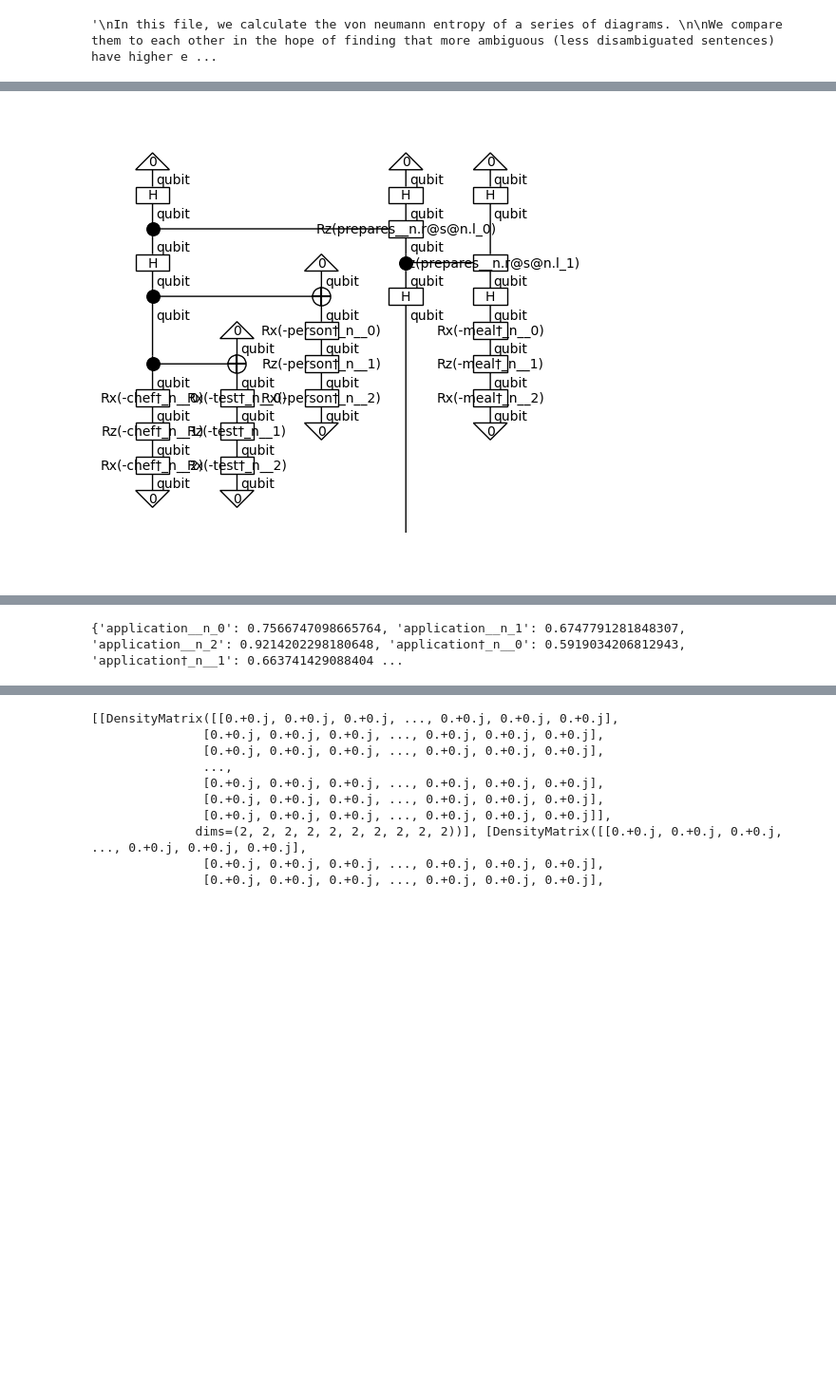
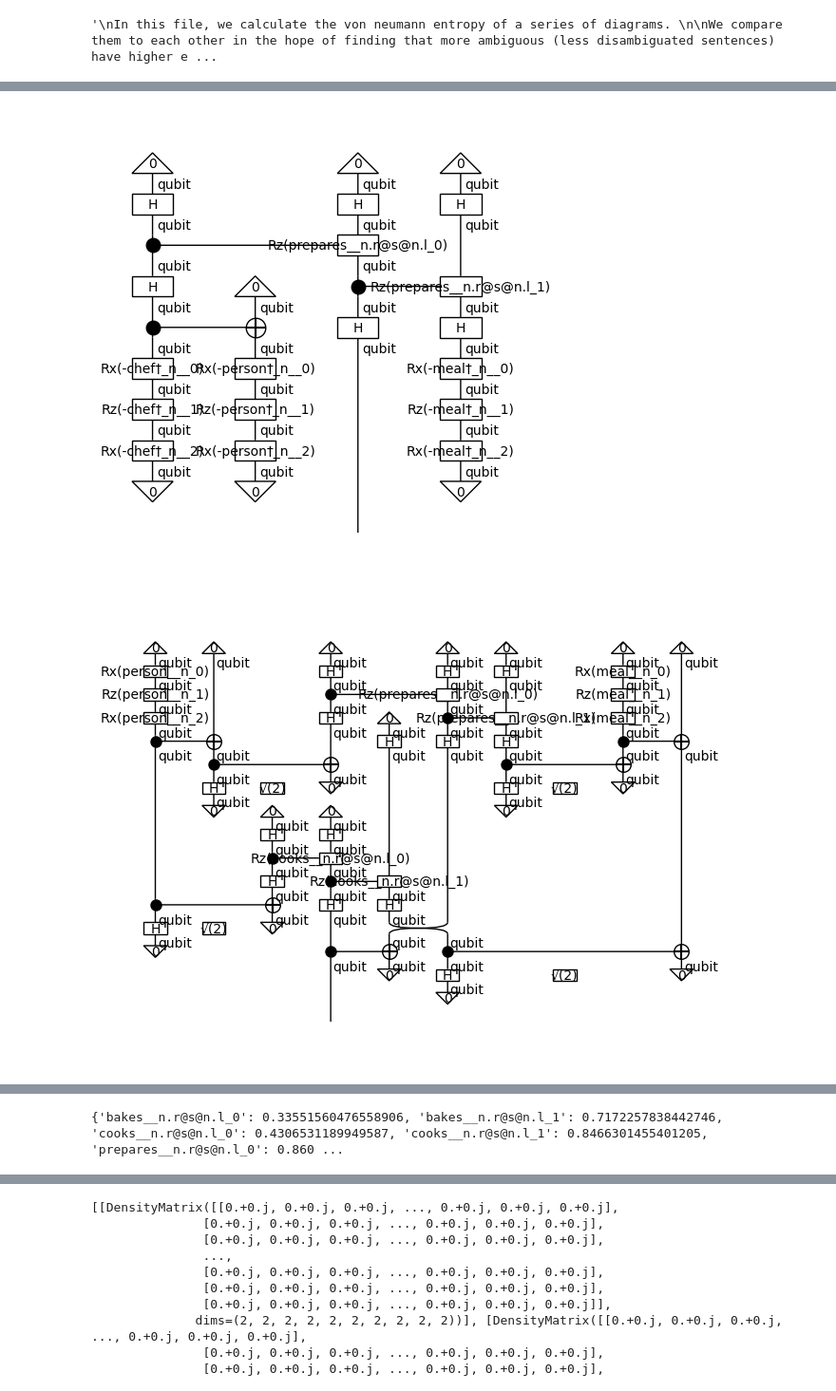
Before and after one commit to jurekjurek/MasterThesisCode, a Jupyter notebook: entropy/entropy.ipynb, the cells around one changed output, grey strips where cells are left out. Shown at 95% size. Saved outputs shown, nothing was run; the diff lists cells and outputs as text; code cells hidden in the pictures; blank space fills up the shorter version.

```diff
--- a/entropy/entropy.ipynb
+++ b/entropy/entropy.ipynb
@@ -75,11 +72,11 @@ def GijsDiag(sentence:str):
     The object will be removed later to work with density matrices.
     '''
     wordList = sentence.split()
-    grammar = (Spider(n, 3, 1) @ Id(n.r) @ Id(s) @ Cup(n.l, n) >>
+    grammar = (Spider(n, 2, 1) @ Id(n.r) @ Id(s) @ Cup(n.l, n) >>
             Cup(n, n.r) @ Id(s) )
     newWords = [
         Word(wordList[0], n),
-        Word('test', n),
+        # Word('test', n),
         Word(wordList[4], n),
         Word(wordList[1], n.r @ s @ n.l),
         Word(wordList[2], n)
@@ -184,7 +213,13 @@ if GIJS:
                     'person prepares sauce', 'person cooks sauce', 'person bakes sauce',
                     'person prepares program', 'person reads program', 'person runs program',
                     'person prepares software', 'person reads software', 'person runs software',
-                    'person prepares application', 'person reads application', 'person runs application'
+                    'person prepares application', 'person reads application', 'person runs application',
+                    'chef prepares meal', 'chef cooks meal', 'chef bakes meal',
+                    'chef prepares dinner', 'chef cooks dinner', 'chef bakes dinner',
+                    'chef prepares sauce', 'chef cooks sauce', 'chef bakes sauce',
+                    'programmer prepares program', 'programmer reads program', 'programmer runs program',
+                    'programmer prepares software', 'programmer reads software', 'programmer runs software',
+                    'programmer prepares application', 'programmer reads application', 'programmer runs application'
                     ]
 
 
@@ -215,7 +250,10 @@ for mS in mySentences:
 # %%
 # for circuit in naiveCircuits:
 #     circuit.draw()
 # gijsDiags[0].draw()
 gijsCircuits[0].draw()
+myCircuits[0].draw()
+naiveCircuits[0].draw()
 # %% [output]
-[figure, old version]
+[figure, new version]
+[figure, added]
@@ -230,7 +269,7 @@ from entropyHelpers import *
 import trained weights
 '''
 # one of these two is wordsToForget
-wordsToForgetSubj = ['man', 'woman', 'person']
+wordsToForgetSubj = ['man', 'woman', 'person', 'chef', 'programmer']
 wordsToForgetObj  = ['dinner', 'meal', 'sauce', 'program', 'application', 'software']
 
 
@@ -240,38 +279,57 @@ wordsToForgetObj  = ['dinner', 'meal', 'sauce', 'program', 'application', 'softw
 # load dictionary with pickle
 import pickle
 
+# also AE is an option:
+AE = True
+
+# GIJS = False
+
+if not AE:
+    if GIJS:
+        # Numpymodel
+        with open('../weights/weightsDictNP1QB_gijs_500.pkl', 'rb') as fp:
+            parameterDictNP = pickle.load(fp)
+
+        # Numpymodel
+        with open('../weights/weightsDictTK1QB_gijs_500.pkl', 'rb') as fp:
+            parameterDictTK = pickle.load(fp)
+
+        # Pennylane model
+        with open('../weights/weightsDictPL1QB_gijs_500.pkl', 'rb') as fp:
+            parameterDictPL = pickle.load(fp)
+
+    if not GIJS:
+        # Numpymodel
+        with open('../weights/weightsDictNP1QB_500.pkl', 'rb') as fp:
+            parameterDictNP = pickle.load(fp)
+
+        # TKet model
+        with open('../weights/weightsDictTK1QB_500.pkl', 'rb') as fp:
+            parameterDictTK = pickle.load(fp)
+
+        # Pennylane model
+        with open('../weights/weightsDictPL1QB_500.pkl', 'rb') as fp:
+            parameterDictPL = pickle.load(fp)
 
 
 
-if GIJS:
+if AE:
     # Numpymodel
-    with open('../weights/weightsDictNP1QB_gijs_500.pkl', 'rb') as fp:
+    with open('../weights/weightsDict_NP_1QB_AE_500_gijs.pkl', 'rb') as fp:
         parameterDictNP = pickle.load(fp)
 
-    # Numpymodel
-    with open('../weights/weightsDictTK1QB_gijs_500.pkl', 'rb') as fp:
+    # TKet model
+    with open('../weights/weightsDict_TK_1QB_AE_500_gijs.pkl', 'rb') as fp:
         parameterDictTK = pickle.load(fp)
 
     # Pennylane model
-    with open('../weights/weightsDictPL1QB_gijs_500.pkl', 'rb') as fp:
+    with open('../weights/weightsDict_PL_1QB_AE_500_gijs.pkl', 'rb') as fp:
         parameterDictPL = pickle.load(fp)
 
-if not GIJS:
-    # Numpymodel
-    with open('../weights/weightsDictNP1QB_500.pkl', 'rb') as fp:
-        parameterDictNP = pickle.load(fp)
-
-    # TKet model
-    with open('../weights/weightsDictTK1QB_500.pkl', 'rb') as fp:
-        parameterDictTK = pickle.load(fp)
-
-    # Pennylane model
-    with open('../weights/weightsDictPL1QB_500.pkl', 'rb') as fp:
-        parameterDictPL = pickle.load(fp)
 
 print(parameterDictNP)
 # %% [output]
-{'application__n_0': 0.7566747098665764, 'application__n_1': 0.6747791281848307, 'application__n_2': 0.9214202298180648, 'application†_n__0': 0.5919034206812943, 'application†_n__1': 0.663741429088404 ...
+{'bakes__n.r@s@n.l_0': 0.33551560476558906, 'bakes__n.r@s@n.l_1': 0.7172257838442746, 'cooks__n.r@s@n.l_0': 0.4306531189949587, 'cooks__n.r@s@n.l_1': 0.8466301455401205, 'prepares__n.r@s@n.l_0': 0.860 ...
 # %%
 '''
 apply the functions
```
Also changed, not shown: parts of 6 cells of this notebook, 34 other files.
